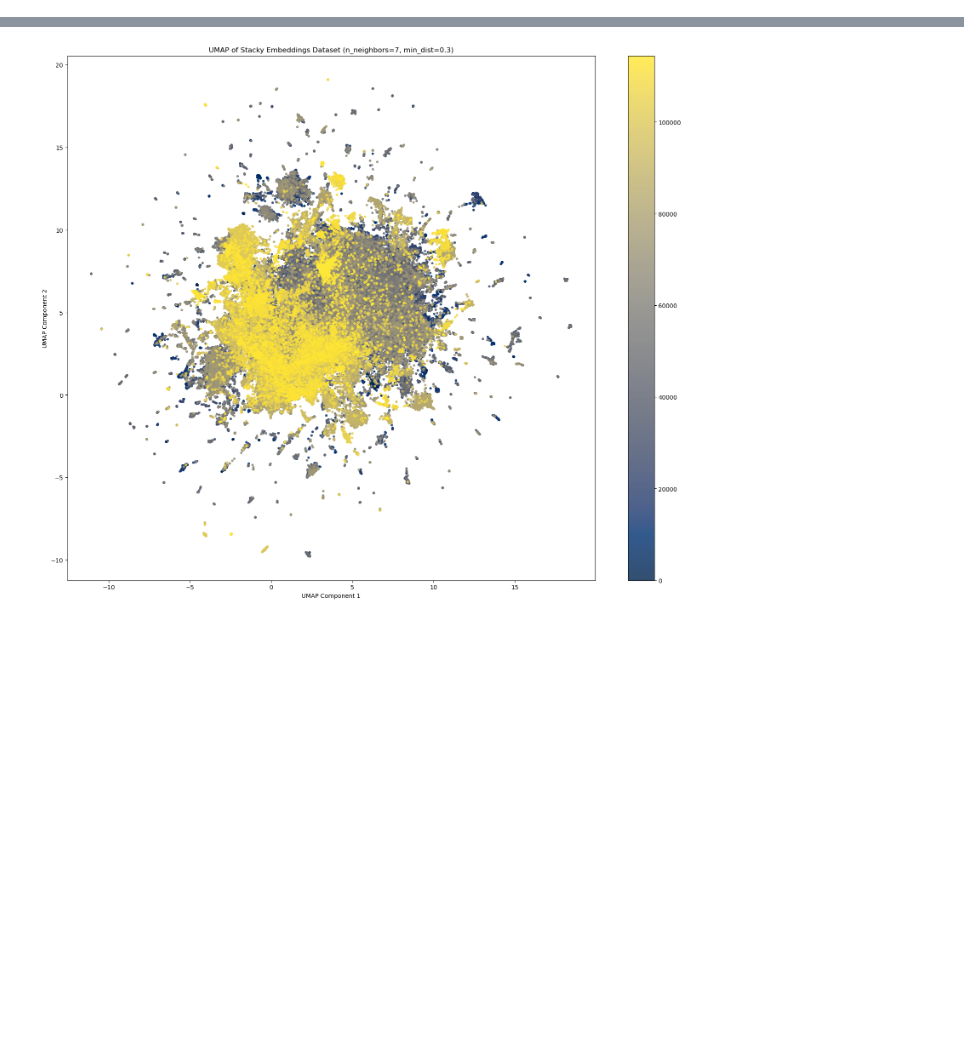
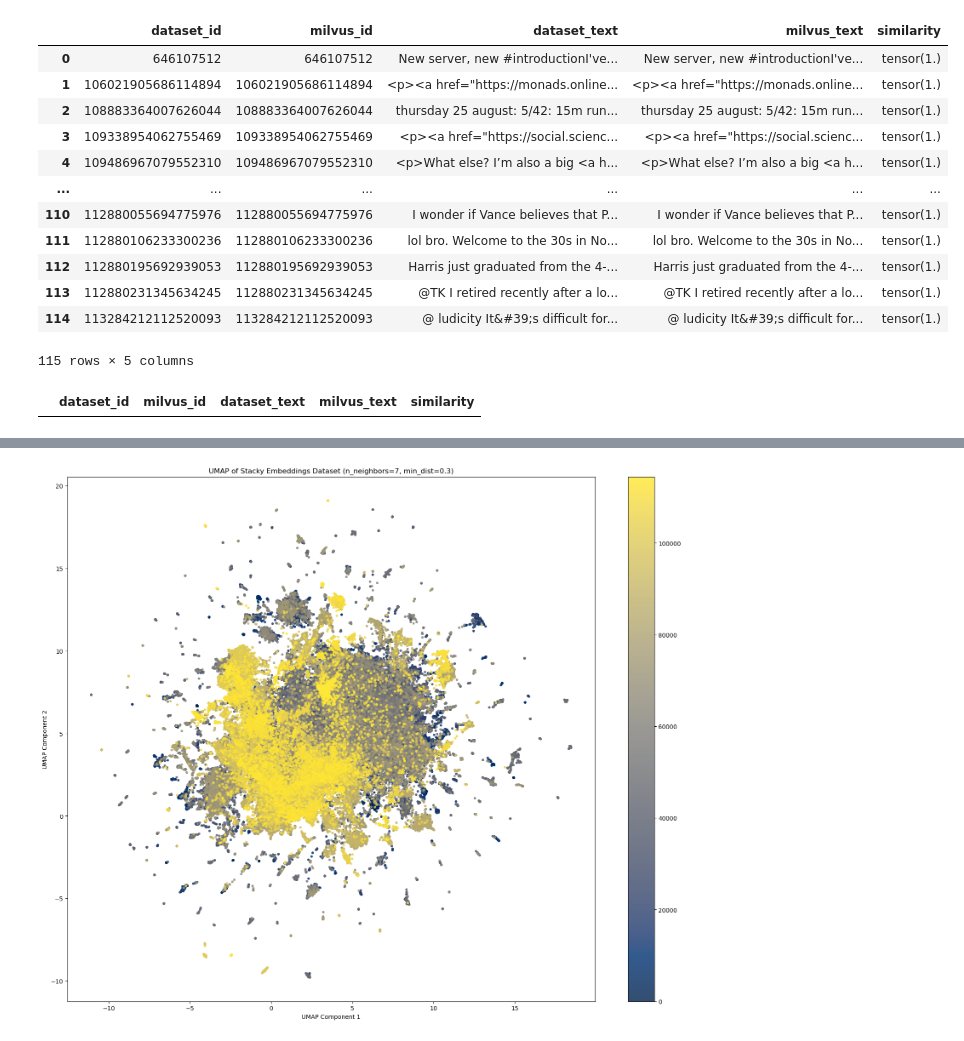
Before and after one commit to stacky-social/sparse_autoencoder, a Jupyter notebook: sparse_autoencoder/visualize_embeddings.ipynb, the cells around one changed output, grey strips where cells are left out. Saved outputs shown, nothing was run; the diff lists cells and outputs as text; code cells hidden in the pictures; blank space fills up the shorter version.

Commit message:
verified alignment of embeddingsDataset and milvus embeddings

```diff
--- a/sparse_autoencoder/visualize_embeddings.ipynb
+++ b/sparse_autoencoder/visualize_embeddings.ipynb
@@ -6,0 +48,11 @@ from embeddings import EmbeddingsDataset
+# %%
+# from pymilvus import MilvusClient, Collection, connections
+
+"""
+spot check many ids to see
+- if the text matched up with a vector in the EmbeddingsDataset is the same as in milvus
+- if the post exists in mastodon
+"""
+indices_to_check = np.arange(0, len(dataset), 1000)
+dataset_query = dataset[indices_to_check]
+print(dataset_query.keys())
@@ -6,0 +61,27 @@ from embeddings import EmbeddingsDataset
+# %%
+import torch
+dataset.load_all_partitions()
+
+cosi = torch.nn.CosineSimilarity(dim=0)
+results = []
+
+for i, index in enumerate(indices_to_check):
+    embedding = dataset_query['embedding'][i]
+    mastodon_id = dataset_query['id'].reset_index(drop=True)[i]
+    text = dataset_query['text'].reset_index(drop=True)[i]
+
+    milvus_response = dataset.get_from_milvus(ids=[mastodon_id])[0]
+    milvus_id = milvus_response['id']
+    milvus_embedding = milvus_response['text_vector']
+    milvus_text = milvus_response['text']
+    # print(milvus_response)
+    distance = cosi(embedding, torch.FloatTensor(milvus_embedding))
+    print(f"dataset id {mastodon_id} milvus id {milvus_id}")
+    print(f"dataset text {text}")
+    print(f"milvus text {milvus_text}")
+    print(f"distance {distance}")
+
+    new_row = {'dataset_id': mastodon_id, 'milvus_id': milvus_id, 'dataset_text': text, 'milvus_text': milvus_text, 'similarity': distance}
+    results.append(new_row)
+
+results_df = pd.DataFrame(results)
@@ -6,0 +106,20 @@ from embeddings import EmbeddingsDataset
+# %%
+results_df
+# %% [output]
+|  | dataset_id | milvus_id | dataset_text | milvus_text | similarity |
+| 0 | 646107512 | 646107512 | New server, new #introductionI've... | New server, new #introductionI've... | tensor(1.) |
+| 1 | 106021905686114894 | 106021905686114894 | <p><a href="https://monads.online... | <p><a href="https://monads.online... | tensor(1.) |
+| 2 | 108883364007626044 | 108883364007626044 | thursday 25 august: 5/42: 15m run... | thursday 25 august: 5/42: 15m run... | tensor(1.) |
+| 3 | 109338954062755469 | 109338954062755469 | <p><a href="https://social.scienc... | <p><a href="https://social.scienc... | tensor(1.) |
+| 4 | 109486967079552310 | 109486967079552310 | <p>What else? I’m also a big <a h... | <p>What else? I’m also a big <a h... | tensor(1.) |
+| ... | ... | ... | ... | ... | ... |
+| 110 | 112880055694775976 | 112880055694775976 | I wonder if Vance believes that P... | I wonder if Vance believes that P... | tensor(1.) |
+| 111 | 112880106233300236 | 112880106233300236 | lol bro. Welcome to the 30s in No... | lol bro. Welcome to the 30s in No... | tensor(1.) |
+| 112 | 112880195692939053 | 112880195692939053 | Harris just graduated from the 4-... | Harris just graduated from the 4-... | tensor(1.) |
+| 113 | 112880231345634245 | 112880231345634245 | @TK I retired recently after a lo... | @TK I retired recently after a lo... | tensor(1.) |
+| 114 | 113284212112520093 | 113284212112520093 | @ ludicity It&#39;s difficult for... | @ ludicity It&#39;s difficult for... | tensor(1.) |
+115 rows × 5 columns
+# %%
+results_df[results_df['dataset_id'] != results_df['milvus_id']] #should be empty
+# %% [output]
+|  | dataset_id | milvus_id | dataset_text | milvus_text | similarity |
```
Also changed, not shown: parts of 18 cells of this notebook.
